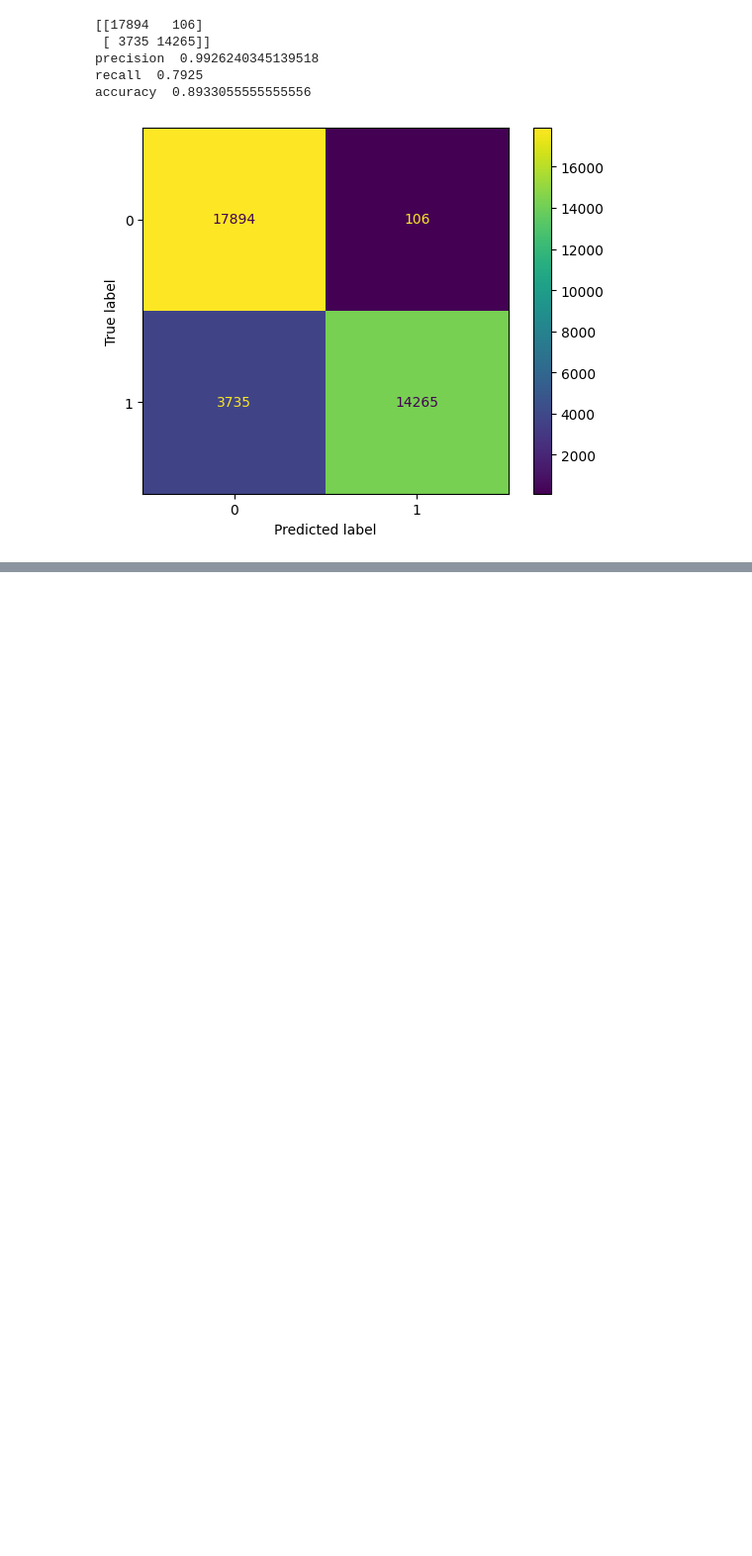
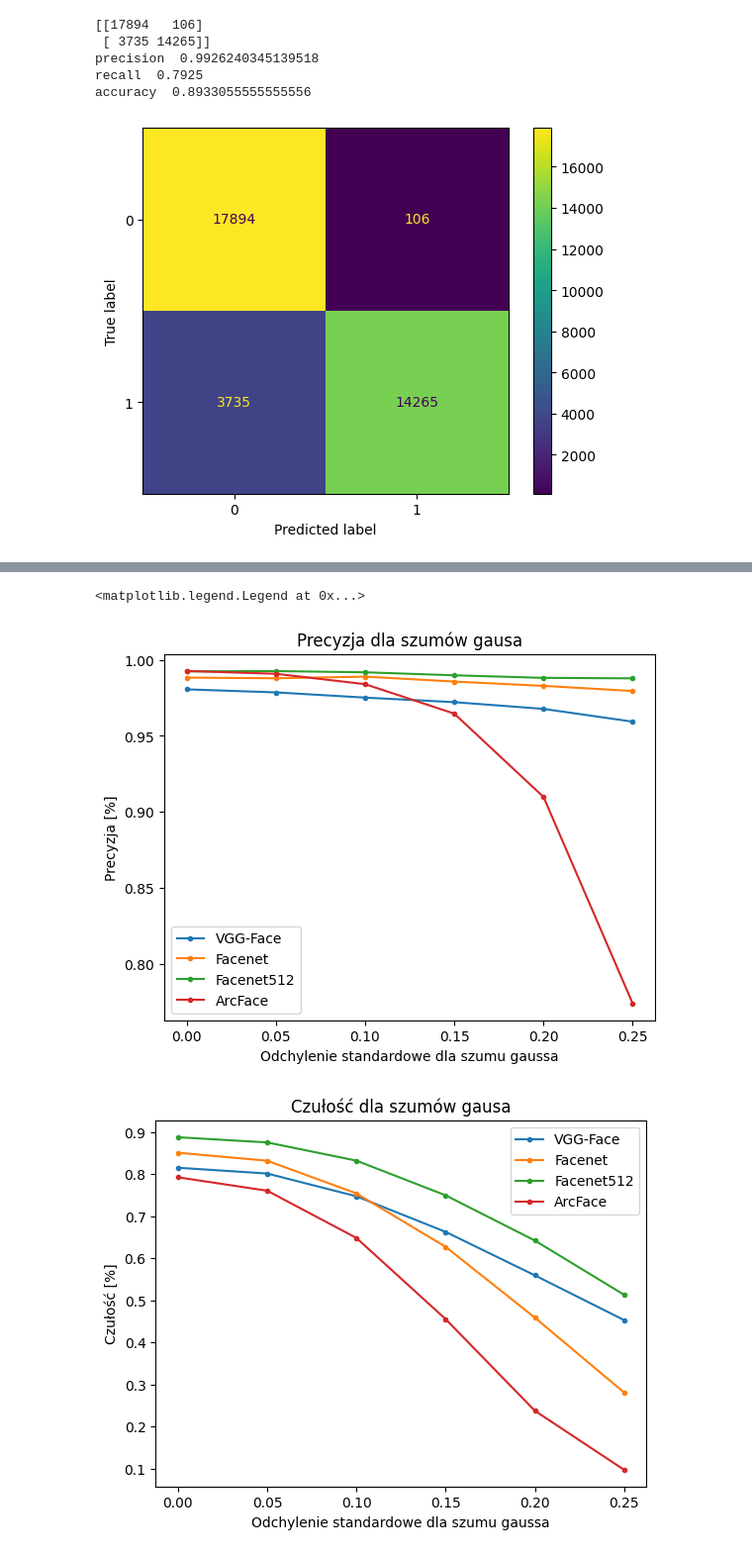
Before and after one commit to wojter/master-thesis, a Jupyter notebook: analyze_results.ipynb, the cells around one changed output, grey strips where cells are left out. Shown at 99% size. Cells and saved outputs as stored; diff of their text form; code cells hidden in the pictures; blank space fills up the shorter version.

Commit message:
present noise analyze results

```diff
--- a/analyze_results.ipynb
+++ b/analyze_results.ipynb
@@ -24,16 +25,15 @@ def calculate_metrics(results_data_frame):
     precision = tp / (tp + fp)
     accuracy = (tp + tn)/(tn + fp +  fn + tp)
     f1 = 2 * (precision * recall) / (precision + recall)
-    print(cm)
-    cm_display = ConfusionMatrixDisplay(cm).plot()
-    print("precision ", precision)
-    print("recall ", recall)
-    print("accuracy ", accuracy)
+    # print(cm)
+    # cm_display = ConfusionMatrixDisplay(cm).plot()
+    # print("precision ", precision)
+    # print("recall ", recall)
+    # print("accuracy ", accuracy)
     # prec, recall, _ = precision_recall_curve(results_data_frame.decision.values, results_data_frame.prediction.values, pos_label="Yes")
     # pr_display = PrecisionRecallDisplay(precision=prec, recall=recall).plot()
     return [precision, recall, accuracy, f1]
 # %%
-
 for selected_model in thresholds.keys():
     # selected_model = "Facenet512"
     threshold = thresholds.get(selected_model).get("euclidean_l2")
@@ -59,7 +59,7 @@ for selected_model in thresholds.keys():
     plt.grid()
     # plt.axhline(0,color='red')
     # plt.axvline(0,color='red')
-    # plt.axvline(threshold, color="green")
+    plt.axvline(threshold, color="green")
     plt.show()
     df = make_predictions(threshold, df)
     calculate_metrics(df)
@@ -92,3 +92,59 @@ precision  0.9926240345139518
 recall  0.7925
 accuracy  0.8933055555555556
 [figure]
+# %%
+noise_type = "gaussian"
+x_axis = np.arange(0, 0.3, 0.05).tolist()
+results = {}
+
+for model in thresholds.keys():
+    threshold = thresholds.get(model).get("euclidean_l2")
+    result = []
+    for noise in x_axis:
+        if noise == 0:
+            df = pd.read_csv(f"results/result_{model}.csv")
+        else:
+            num = f"{noise:.2f}".replace(".", "_")
+            df = pd.read_csv(f"results/result_{model}_{noise_type}_{num}.csv")
+        df = make_predictions(threshold, df)
+        precision, recall, accuracy, f1 = calculate_metrics(df)
+        print(precision, recall, accuracy)
+        result.append([precision, recall, accuracy, f1])
+    results[model] = result
+
+plt.figure(1)
+plt.figure(2)
+plt.figure(3)
+models = []
+for model in thresholds.keys():
+    models.append(model)
+    y_axis = [i[0] for i in results[model]]
+    # print(x_axis, y_axis)
+
+    plt.figure(1)
+    plt.plot(x_axis, y_axis, ".-", label=model)
+    plt.title("Precyzja dla szumów gausa")
+    plt.ylabel("Precyzja [%]")
+    plt.xlabel("Odchylenie standardowe dla szumu gaussa")
+
+    plt.figure(2)
+    y_axis = [i[1] for i in results[model]]
+    plt.plot(x_axis, y_axis, ".-", label=model)
+    plt.title("Czułość dla szumów gausa")
+    plt.ylabel("Czułość [%]")
+    plt.xlabel("Odchylenie standardowe dla szumu gaussa")
+
+    plt.figure(3)
+    y_axis = [i[2] for i in results[model]]
+    plt.plot(x_axis, y_axis, ".-", label=model)
+    plt.title("Dokładność dla szumów gausa")
+    plt.ylabel("Dokładność [%]")
+    plt.xlabel("Odchylenie standardowe dla szumu gaussa")
+
+plt.figure(1)
+plt.legend()
+plt.figure(2)
+plt.legend()
+plt.figure(3)
+plt.legend()
+# %% [output]
@@ -94,0 +168,3 @@ accuracy  0.8933055555555556
+<matplotlib.legend.Legend at 0x...>
+[figure, added]
+[figure, added]
```
Also changed, not shown: parts of 3 cells of this notebook.
